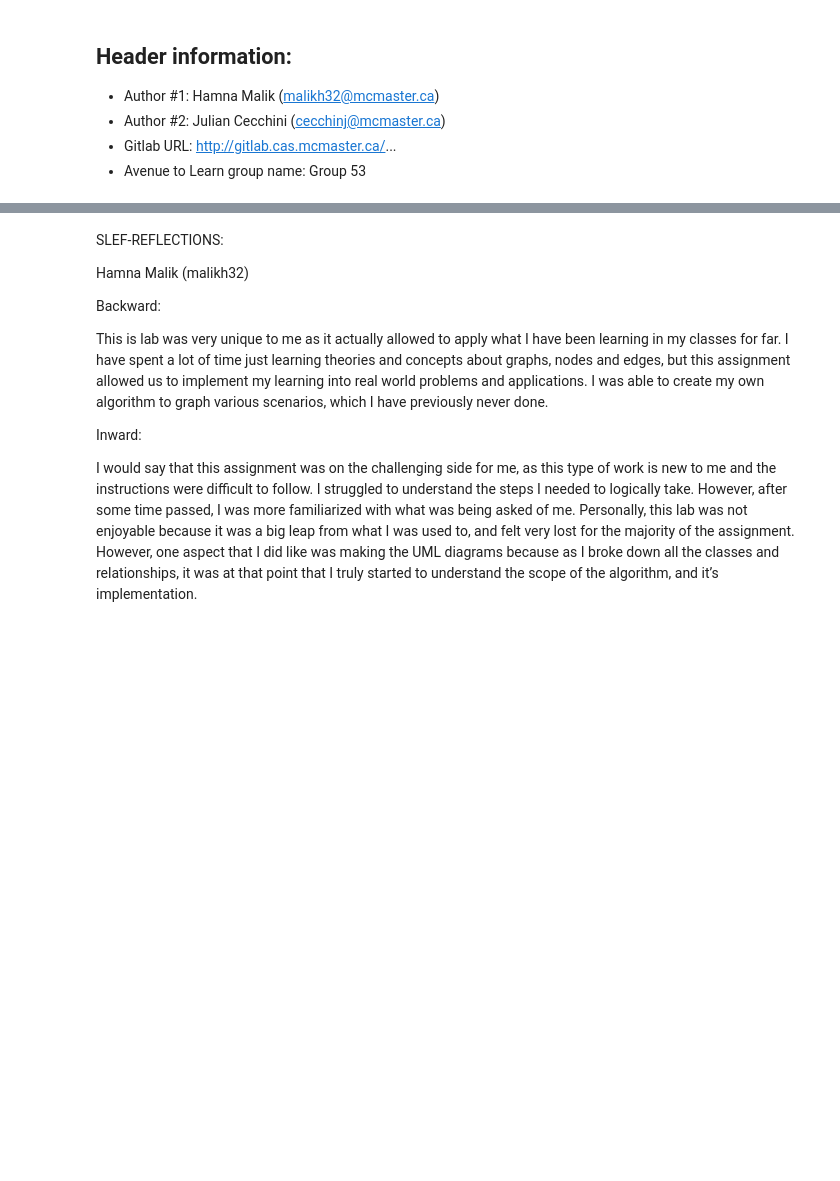
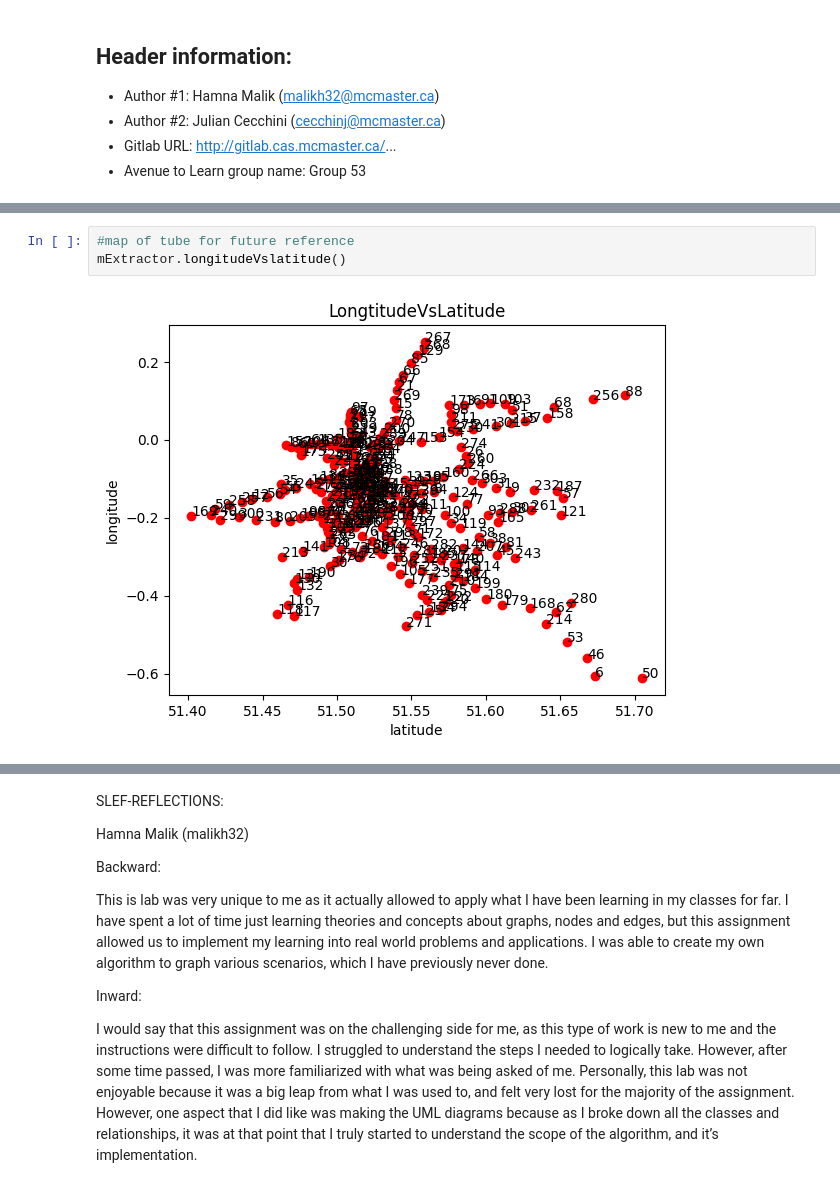
Before and after one commit to N4T10N01/Graph_Project, a Jupyter notebook: graph_lab.ipynb, the cells around one changed output, grey strips where cells are left out. Drawn from its saved outputs; the diff is of its cells as text; blank space fills up the shorter version.

```diff
--- a/graph_lab.ipynb
+++ b/graph_lab.ipynb
@@ -9,0 +140,5 @@
+# %%
+#map of tube for future reference
+mExtractor.longitudeVslatitude()
+# %% [output]
+[figure, added]
```
Also changed, not shown: parts of 30 cells of this notebook, 26 other files.
